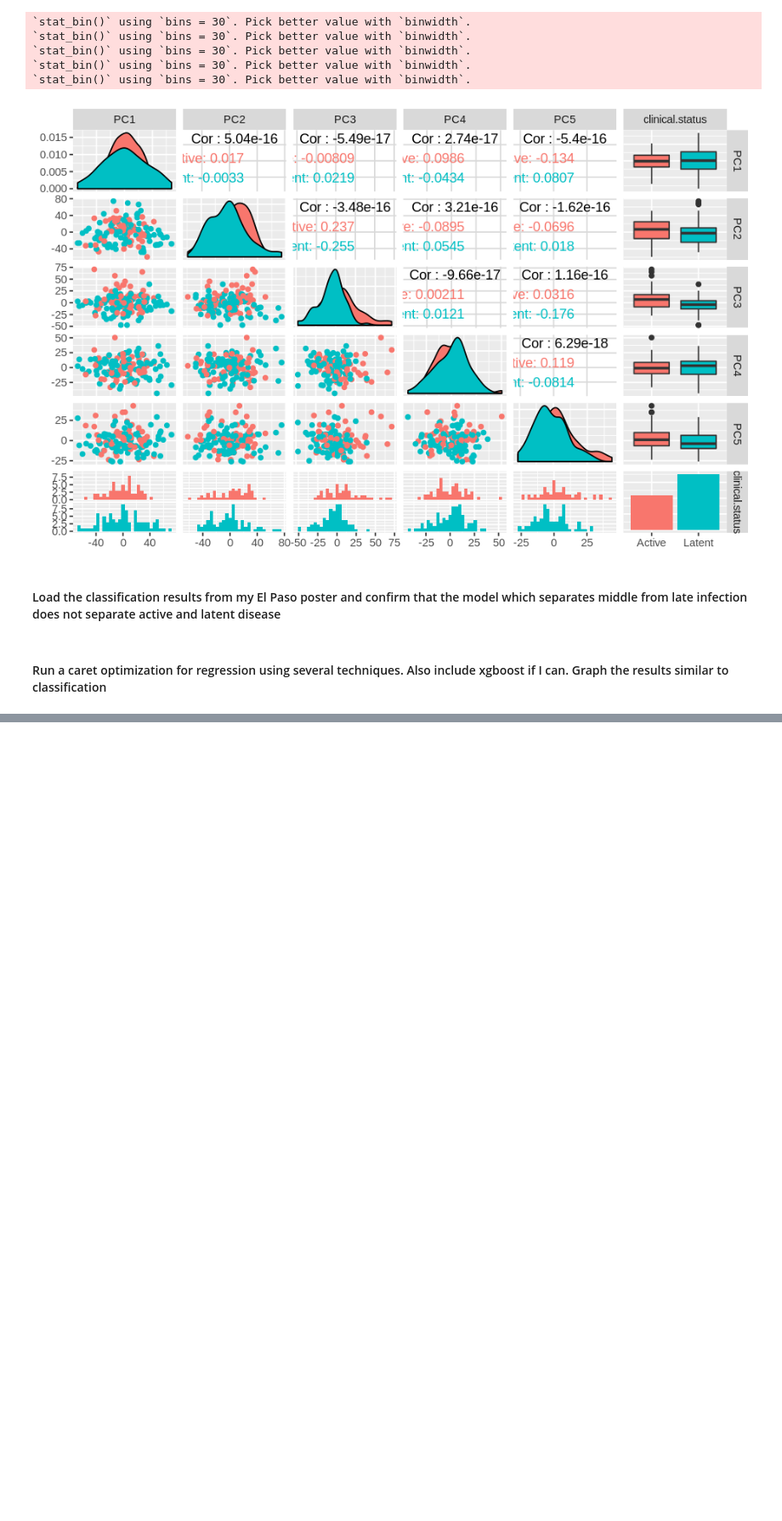
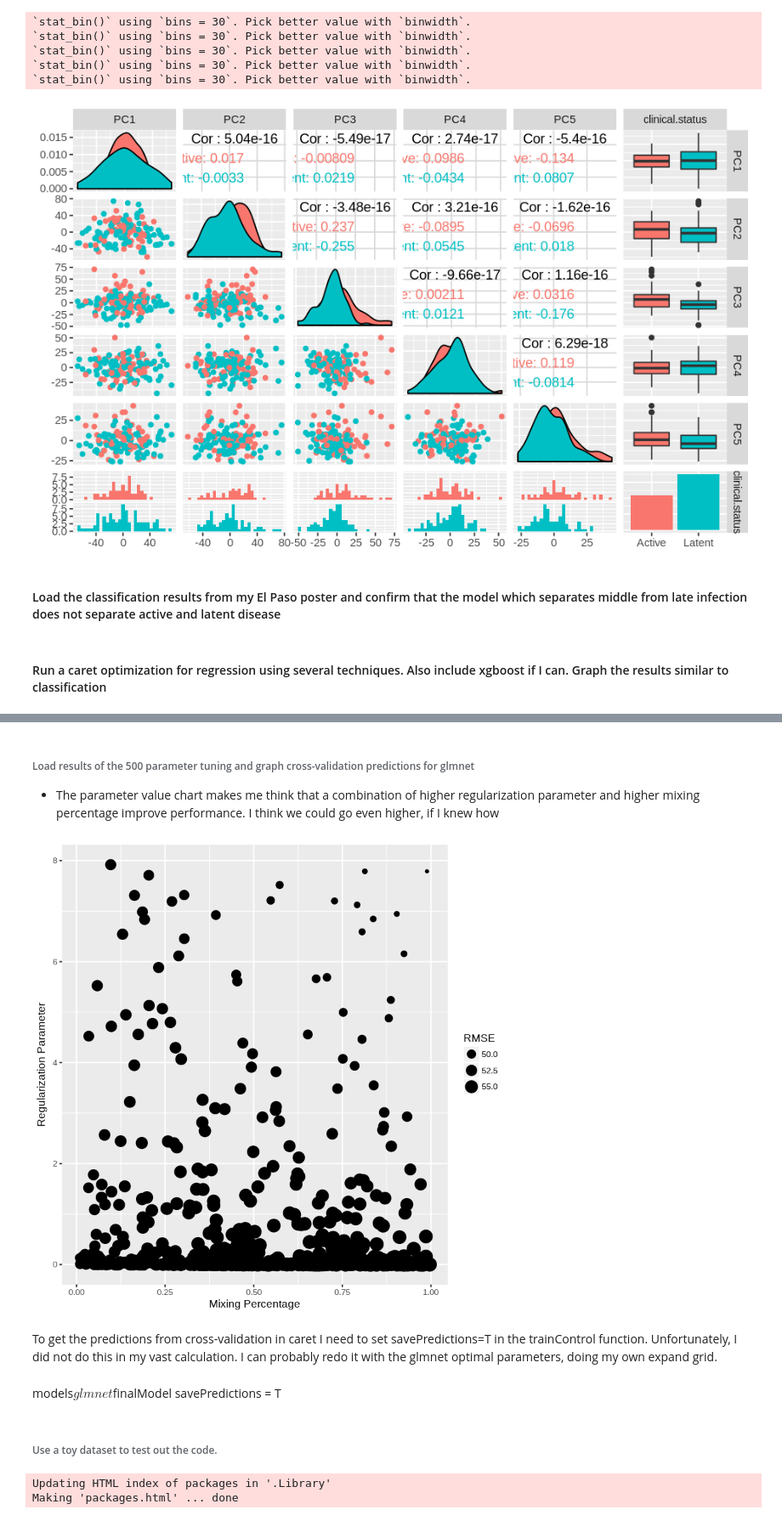
Before and after one commit to remi10001/TB, a Jupyter notebook: Time Since Infection RNA_Paper_Analysis.ipynb, the cells around one changed output, grey strips where cells are left out. Shown at 85% size. Cells and saved outputs as stored; diff of their text form; code cells hidden in the pictures; blank space fills up the shorter version.

Commit message:
Fine tuning regression models

```diff
--- a/Time Since Infection RNA_Paper_Analysis.ipynb
+++ b/Time Since Infection RNA_Paper_Analysis.ipynb
@@ -683,0 +756,3 @@ print(ggpairs(gg.PCA.monkey.late.disease, aes(colour = clinical.status)))
+# %%
+expres.train.period = data.frame(expres.train, time.period=pheno.train$time.period)
+expres.train.point = data.frame(expres.train, time.point=pheno.train$time.point)
@@ -683,0 +814,4 @@ print(ggpairs(gg.PCA.monkey.late.disease, aes(colour = clinical.status)))
+# %%
+model.gbm = models$gbm
+pred.test = predict(model.gbm, newdata = expres.test)
+confusionMatrix(pred.test, pheno.test$time.period, positive = "middle")
@@ -683,0 +827,38 @@ print(ggpairs(gg.PCA.monkey.late.disease, aes(colour = clinical.status)))
+# %%
+seed=7
+
+# Now we are going to loop over different models
+# This code does work as long as I have the appropriate packages downloaded.
+start_time <- Sys.time()
+
+cluster = makeCluster(detectCores()-3) # Leaving 3 for other jobs
+registerDoParallel(cluster)
+
+methods = c("gbm", "svmRadial", "svmPoly", "ranger", "glmnet", "xgbTree", "dnn")
+#LVQ model has bug with a small dataset, so I removed that technique
+
+models = list()
+
+
+#folds
+control <- trainControl(method="cv", index=folds, search="random", allowParallel=TRUE)
+
+for (alg in methods) {
+    set.seed(seed)
+    print("I have gotten to model:")
+    print(alg)
+    model = train(time.point~., data=expres.train.point, method=alg, tuneLength=15, trControl=control)
+    models[[alg]] = model
+}
+
+
+
+save.progress(file="Monkey-TB-caret-middlelate-regression-15 length random grid", dir=paste(path, "data/analysis_results", sep="/"))
+stopCluster(cluster)
+registerDoSEQ()
+
+end_time <- Sys.time()
+print(end_time - start_time)
+# %% [markdown]
+###### Load results of the 500 parameter tuning and graph cross-validation predictions for glmnet
+- The parameter value chart makes me think that a combination of higher regularization parameter and higher mixing percentage improve performance. I think we could go even higher, if I knew how
@@ -683,0 +867,18 @@ print(ggpairs(gg.PCA.monkey.late.disease, aes(colour = clinical.status)))
+# %%
+ggplot(models$glmnet)
+# %% [output]
+[figure, added]
+# %% [markdown]
+To get the predictions from cross-validation in caret I need to set savePredictions=T in the trainControl function. Unfortunately, I did not do this in my vast calculation. I can probably redo it with the glmnet optimal parameters, doing my own expand grid.
+# %% [markdown]
+models$glmnet$finalModel
+savePredictions = T
+# %% [markdown]
+###### Use a toy dataset to test out the code.
+# %%
+#install.packages("mlbench")
+library(mlbench)
+data(PimaIndiansDiabetes)
+# %% [output]
+Updating HTML index of packages in '.Library'
+Making 'packages.html' ... done
```
Also changed, not shown: parts of 23 cells of this notebook, 2 other files.
